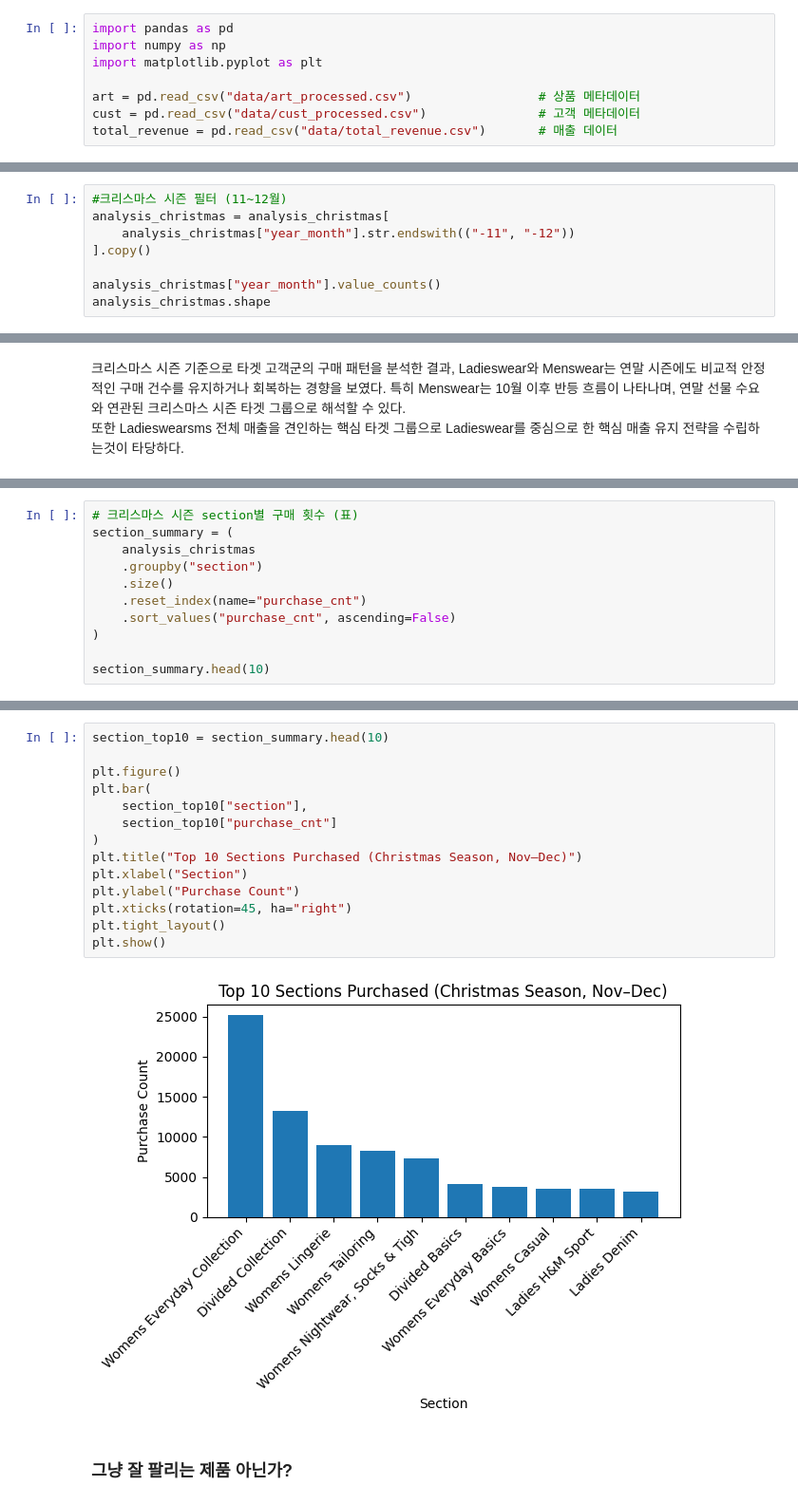
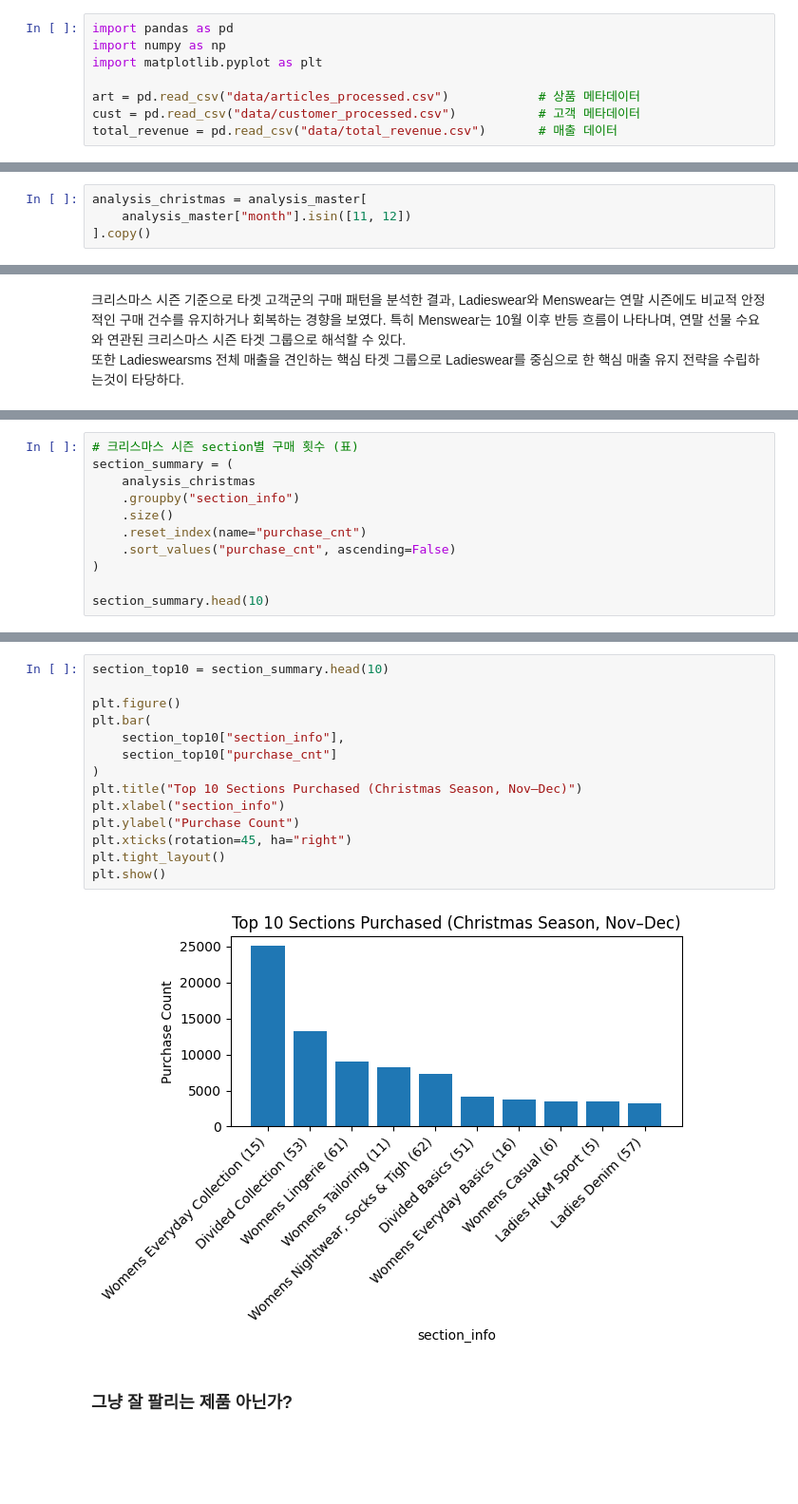
Before and after one commit to leegolem/data-commando-project, a Jupyter notebook: notebooks/member2/3. Analyze_2_christmas.ipynb, the cells around one changed output, grey strips where cells are left out. Shown at 95% size. Drawn from its saved outputs; the diff is of its cells as text; blank space fills up the shorter version.

Commit message:
Add member2_01/28_Process_Analyze_christmas

```diff
--- a/notebooks/member2/3. Analyze_2_christmas.ipynb
+++ b/notebooks/member2/3. Analyze_2_christmas.ipynb
@@ -21,8 +21,8 @@ import pandas as pd
 import numpy as np
 import matplotlib.pyplot as plt
 
-art = pd.read_csv("data/art_processed.csv")                 # 상품 메타데이터
-cust = pd.read_csv("data/cust_processed.csv")               # 고객 메타데이터
+art = pd.read_csv("data/articles_processed.csv")            # 상품 메타데이터
+cust = pd.read_csv("data/customer_processed.csv")           # 고객 메타데이터
 total_revenue = pd.read_csv("data/total_revenue.csv")       # 매출 데이터
 # %%
 # # ---------------------------------------------------------------------
@@ -103,0 +163,4 @@ memory usage: 106.3 MB
+# %%
+analysis_christmas = analysis_master[
+    analysis_master["month"].isin([11, 12])
+].copy()
@@ -115,11 +180,3 @@ graphic
 - Embroidery
 
 등 무늬/패턴 유무와 스타일 표현
-# %%
-#크리스마스 시즌 필터 (11~12월)
-analysis_christmas = analysis_christmas[
-    analysis_christmas["year_month"].str.endswith(("-11", "-12"))
-].copy()
-
-analysis_christmas["year_month"].value_counts()
-analysis_christmas.shape
@@ -671,7 +860,7 @@ plt.show()
 # 크리스마스 시즌 section별 구매 횟수 (표)
 section_summary = (
     analysis_christmas
-    .groupby("section")
+    .groupby("section_info")
     .size()
     .reset_index(name="purchase_cnt")
     .sort_values("purchase_cnt", ascending=False)
@@ -693,19 +882,19 @@ section_summary.head(10)
 # %%
 section_top10 = section_summary.head(10)
 
 plt.figure()
 plt.bar(
-    section_top10["section"],
+    section_top10["section_info"],
     section_top10["purchase_cnt"]
 )
 plt.title("Top 10 Sections Purchased (Christmas Season, Nov–Dec)")
-plt.xlabel("Section")
+plt.xlabel("section_info")
 plt.ylabel("Purchase Count")
 plt.xticks(rotation=45, ha="right")
 plt.tight_layout()
 plt.show()
 # %% [output]
-[figure, old version]
+[figure, new version]
 # %% [markdown]
 ### 그냥 잘 팔리는 제품 아닌가?
 # %%
```
Also changed, not shown: parts of 62 cells of this notebook, 13 other files.
